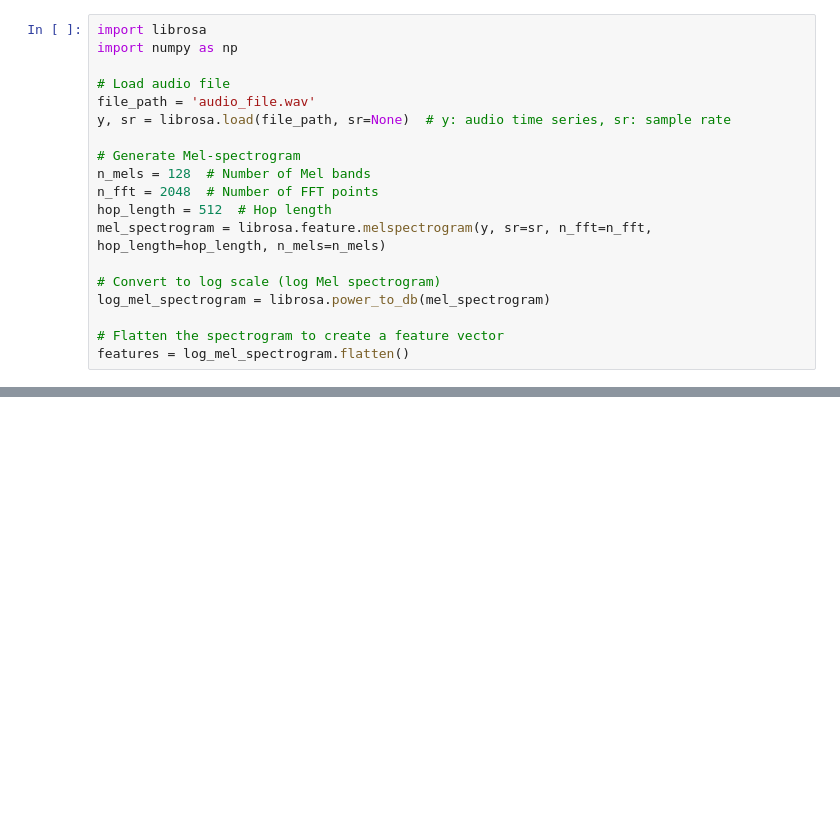
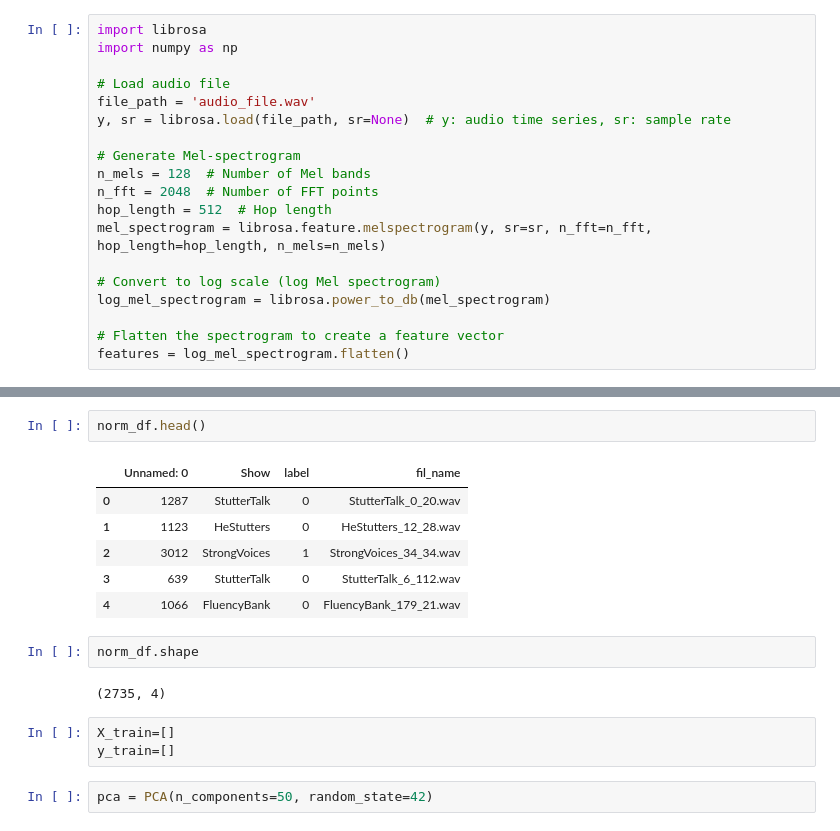
Before and after one commit to rithvik1121/DysCover, a Jupyter notebook: Backend/Models/stutter_detection_training.ipynb, the cells around one changed output, grey strips where cells are left out. Cells and saved outputs as stored; diff of their text form; blank space fills up the shorter version.

```diff
--- a/Backend/Models/stutter_detection_training.ipynb
+++ b/Backend/Models/stutter_detection_training.ipynb
@@ -398,0 +558,18 @@ features = log_mel_spectrogram.flatten()
+# %%
+norm_df.head()
+# %% [output]
+|  | Unnamed: 0 | Show | label | fil_name |
+| 0 | 1287 | StutterTalk | 0 | StutterTalk_0_20.wav |
+| 1 | 1123 | HeStutters | 0 | HeStutters_12_28.wav |
+| 2 | 3012 | StrongVoices | 1 | StrongVoices_34_34.wav |
+| 3 | 639 | StutterTalk | 0 | StutterTalk_6_112.wav |
+| 4 | 1066 | FluencyBank | 0 | FluencyBank_179_21.wav |
+# %%
+norm_df.shape
+# %% [output]
+(2735, 4)
+# %%
+X_train=[]
+y_train=[]
+# %%
+pca = PCA(n_components=50, random_state=42)
```
Also changed, not shown: parts of 33 cells of this notebook, 13 other files.
